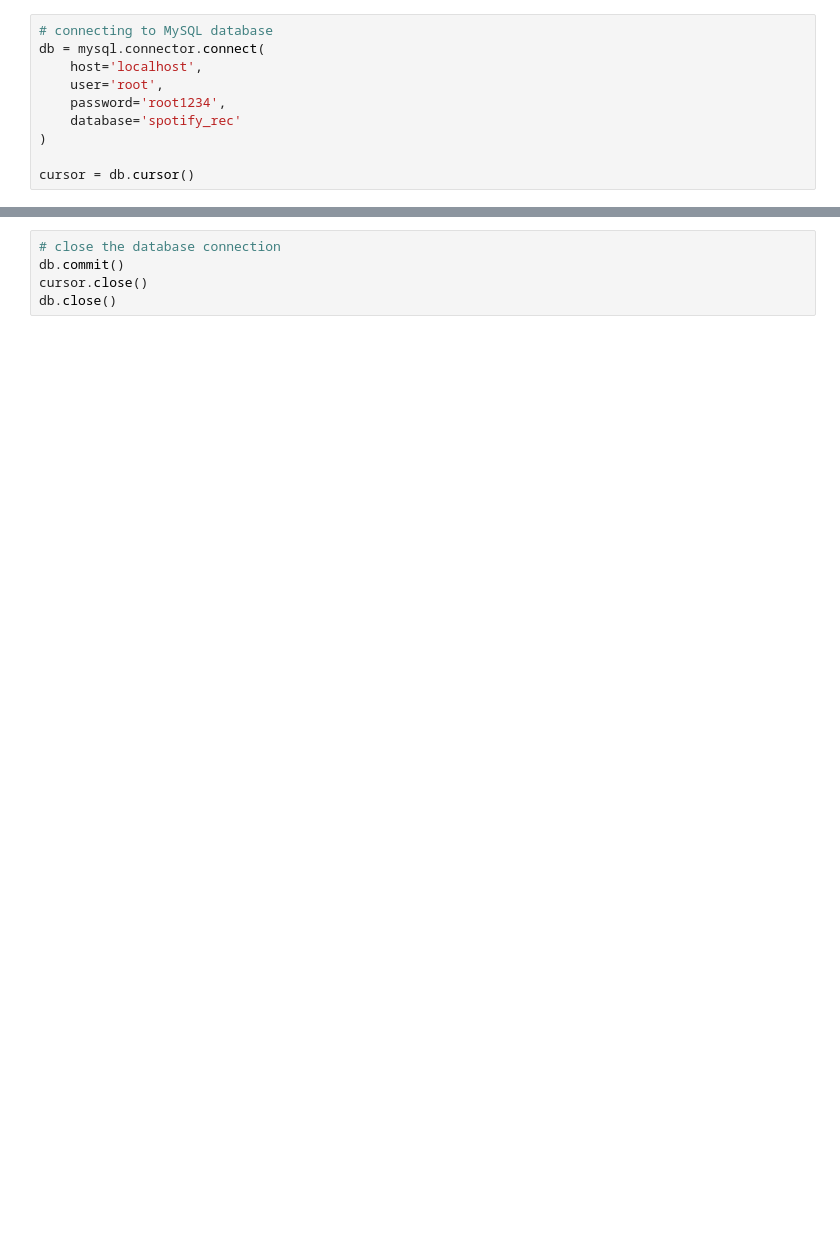
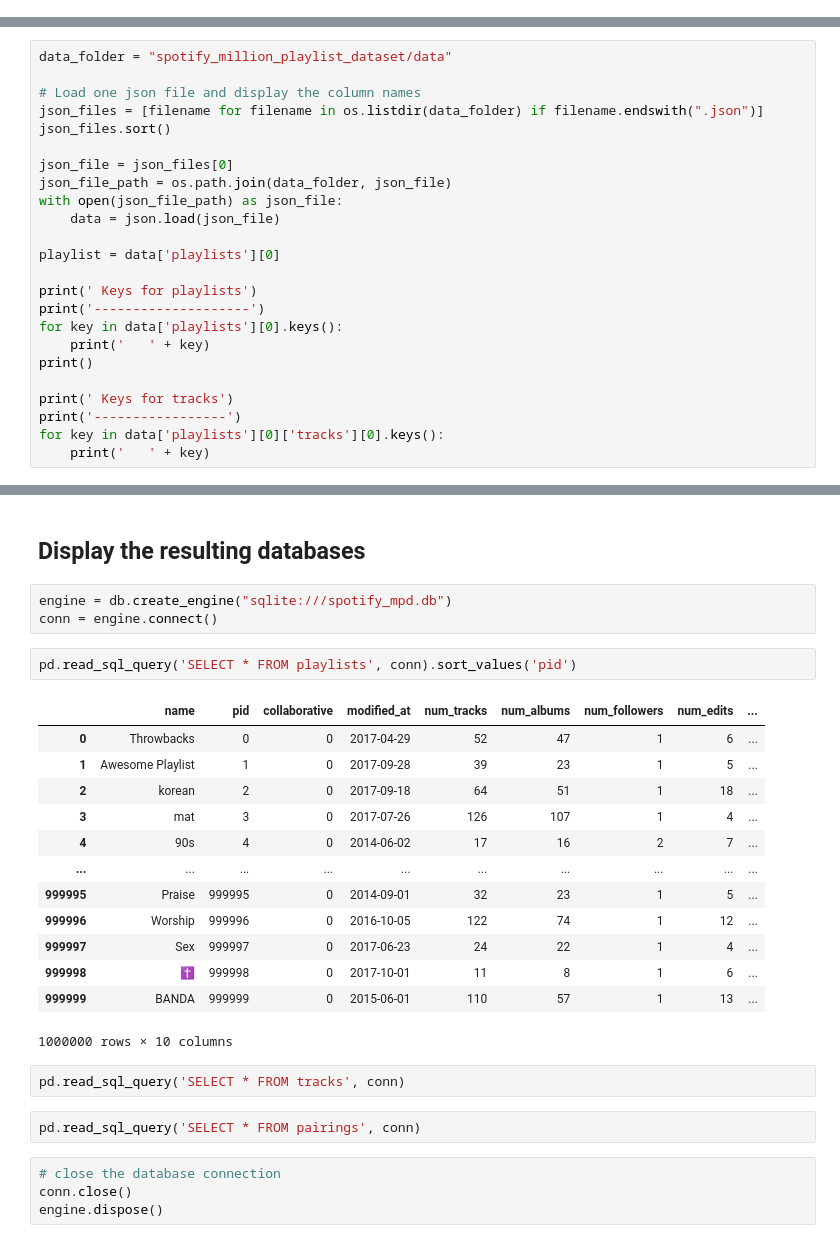
Before and after one commit to dymiyata/team-funk-playlist-generator, a Jupyter notebook: Spotify_SQL.ipynb, the cells around one changed output, grey strips where cells are left out. Saved outputs shown, nothing was run; the diff lists cells and outputs as text; blank space fills up the shorter version.

Commit message:
Wrote code to construct SQL database
Also modified Read_data to compute some statistics of a few json files.

```diff
--- a/Spotify_SQL.ipynb
+++ b/Spotify_SQL.ipynb
@@ -6,10 +11,0 @@ from datetime import datetime
-# %%
-# connecting to MySQL database
-db = mysql.connector.connect(
-    host='localhost',
-    user='root',
-    password='root1234',
-    database='spotify_rec'
-)
-
-cursor = db.cursor()
@@ -76,0 +81,24 @@ for json_file in json_files:
+# %%
+data_folder = "spotify_million_playlist_dataset/data"
+
+# Load one json file and display the column names
+json_files = [filename for filename in os.listdir(data_folder) if filename.endswith(".json")]
+json_files.sort()
+
+json_file = json_files[0]
+json_file_path = os.path.join(data_folder, json_file)
+with open(json_file_path) as json_file:
+    data = json.load(json_file)
+
+playlist = data['playlists'][0]
+
+print(' Keys for playlists')
+print('--------------------')
+for key in data['playlists'][0].keys():
+    print('   ' + key)
+print()
+
+print(' Keys for tracks')
+print('-----------------')
+for key in data['playlists'][0]['tracks'][0].keys():
+    print('   ' + key)
@@ -77,5 +255,29 @@ for json_file in json_files:
+# %% [markdown]
+## Display the resulting databases
+# %%
+engine = db.create_engine("sqlite:///spotify_mpd.db")
+conn = engine.connect()
+# %%
+pd.read_sql_query('SELECT * FROM playlists', conn).sort_values('pid')
+# %% [output]
+|  | name | pid | collaborative | modified_at | num_tracks | num_albums | num_followers | num_edits | ... |
+| 0 | Throwbacks | 0 | 0 | 2017-04-29 | 52 | 47 | 1 | 6 | ... |
+| 1 | Awesome Playlist | 1 | 0 | 2017-09-28 | 39 | 23 | 1 | 5 | ... |
+| 2 | korean | 2 | 0 | 2017-09-18 | 64 | 51 | 1 | 18 | ... |
+| 3 | mat | 3 | 0 | 2017-07-26 | 126 | 107 | 1 | 4 | ... |
+| 4 | 90s | 4 | 0 | 2014-06-02 | 17 | 16 | 2 | 7 | ... |
+| ... | ... | ... | ... | ... | ... | ... | ... | ... | ... |
+| 999995 | Praise | 999995 | 0 | 2014-09-01 | 32 | 23 | 1 | 5 | ... |
+| 999996 | Worship | 999996 | 0 | 2016-10-05 | 122 | 74 | 1 | 12 | ... |
+| 999997 | Sex | 999997 | 0 | 2017-06-23 | 24 | 22 | 1 | 4 | ... |
+| 999998 | ✝️ | 999998 | 0 | 2017-10-01 | 11 | 8 | 1 | 6 | ... |
+| 999999 | BANDA | 999999 | 0 | 2015-06-01 | 110 | 57 | 1 | 13 | ... |
+1000000 rows × 10 columns
+# %%
+pd.read_sql_query('SELECT * FROM tracks', conn)
+# %%
+pd.read_sql_query('SELECT * FROM pairings', conn)
 # %%
 # close the database connection
-db.commit()
-cursor.close()
-db.close()
+conn.close()
+engine.dispose()
```
Also changed, not shown: parts of 13 cells of this notebook, 1 other file.
